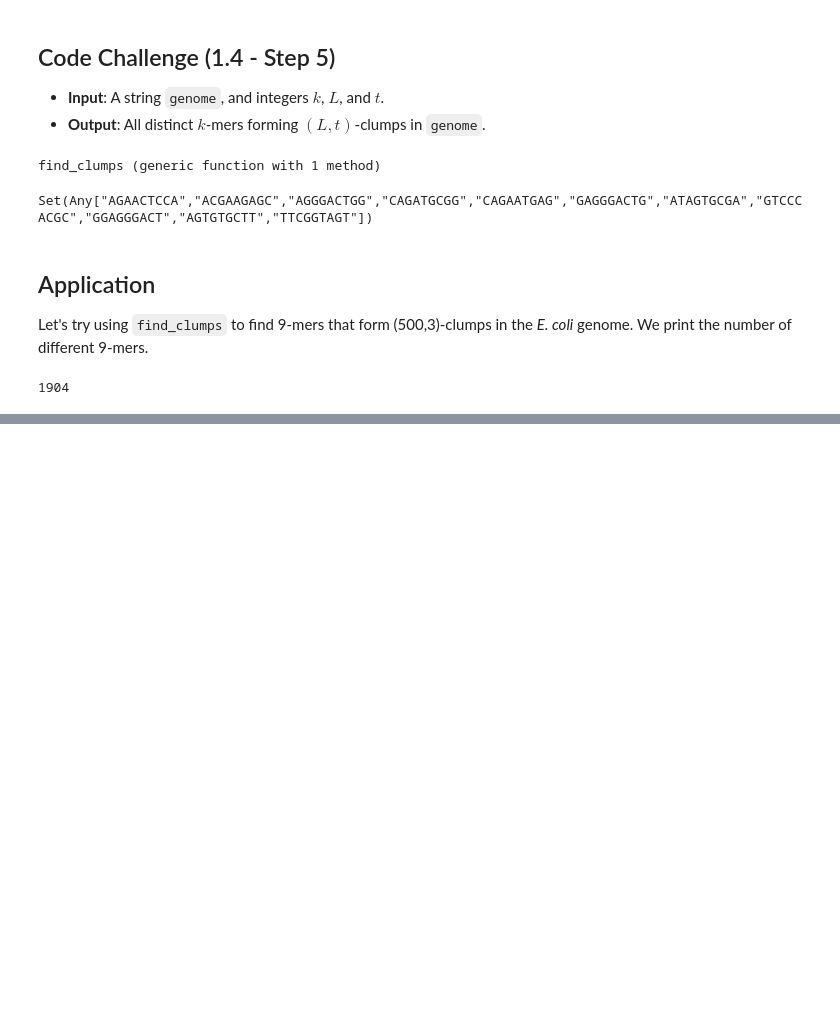
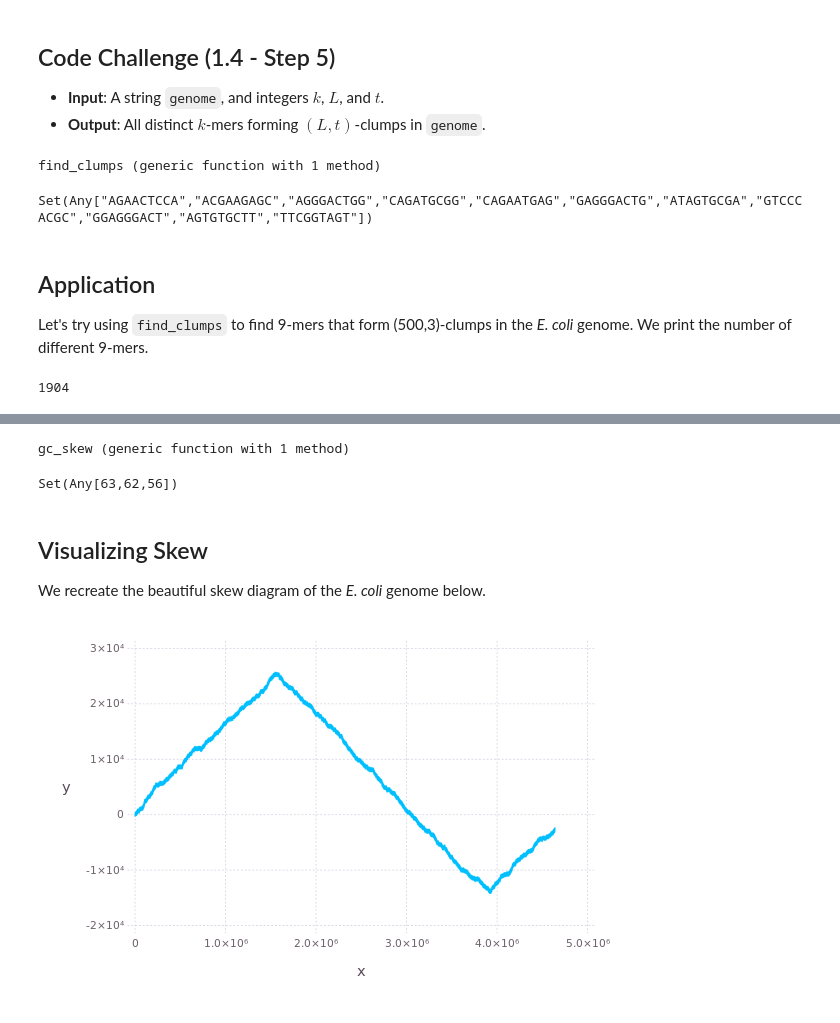
Before and after one commit to tddevlin/UCSD-Bioinformatics, a Jupyter notebook: Bioinformatics I/Chapter1.ipynb, the cells around one changed output, grey strips where cells are left out. Cells and saved outputs as stored; diff of their text form; code cells hidden in the pictures; blank space fills up the shorter version.

```diff
--- a/Bioinformatics I/Chapter1.ipynb
+++ b/Bioinformatics I/Chapter1.ipynb
@@ -270,0 +289,25 @@ length(find_clumps(data, 9, 500, 3))
+# %%
+function gc_skew(genome)
+    skew = Array{Int64}(length(genome) + 1)
+    skew[1] = 0
+    for i = 1:length(genome)
+        if genome[i] == 'C'
+            skew[i+1] = skew[i] - 1
+        elseif genome[i] == 'G'
+            skew[i+1] = skew[i] + 1
+        else
+            skew[i+1] = skew[i]
+        end
+    end
+    return skew
+end
+# %% [output]
+gc_skew (generic function with 1 method)
+# %%
+data = readdlm("data/dataset_7_6.txt")[1]
+min_skew(data)
+# %% [output]
+Set(Any[63,62,56])
+# %% [markdown]
+## Visualizing Skew
+We recreate the beautiful skew diagram of the *E. coli* genome below.
@@ -270,0 +316,8 @@ length(find_clumps(data, 9, 500, 3))
+# %%
+genome = readdlm("data/E-coli.txt")[1]
+position = 0:length(genome)
+skew = gc_skew(genome);
+# %%
+draw(PNG(6inch, 4inch), plot(x=position, y=skew, Geom.line))
+# %% [output]
+[figure, added]
```
Also changed, not shown: parts of 28 cells of this notebook, 14 other files.
